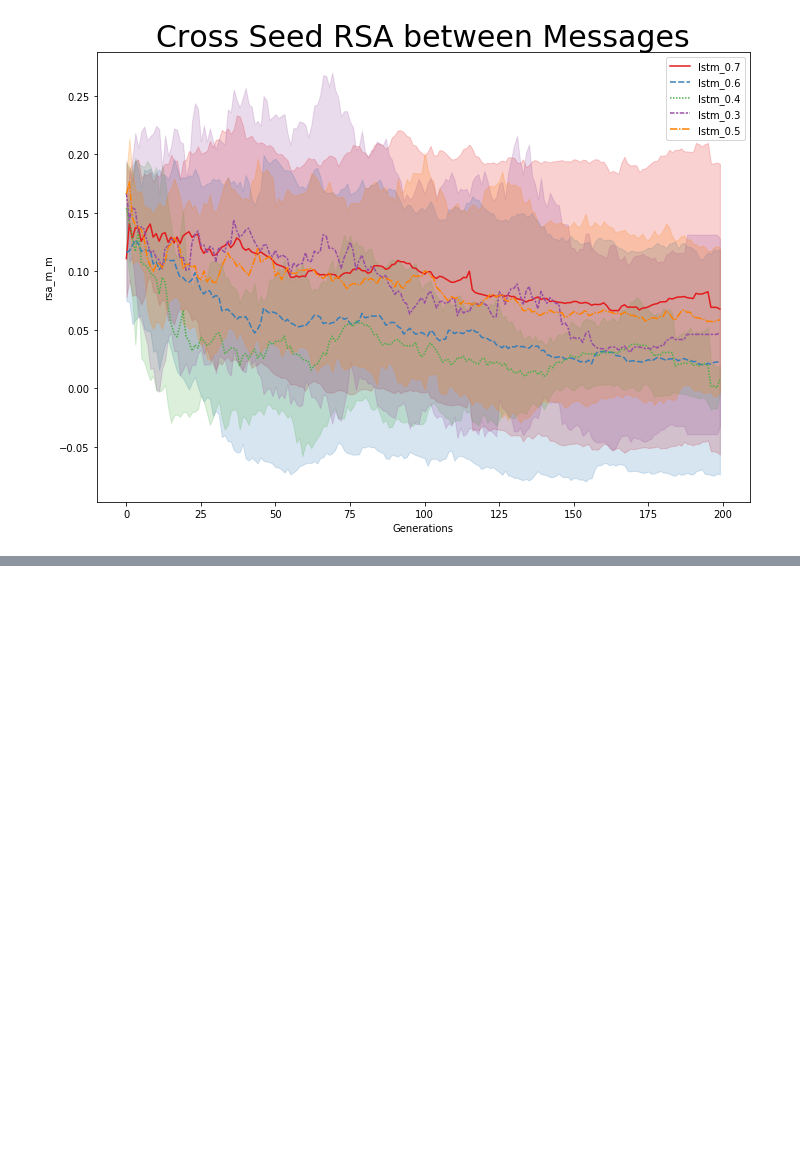
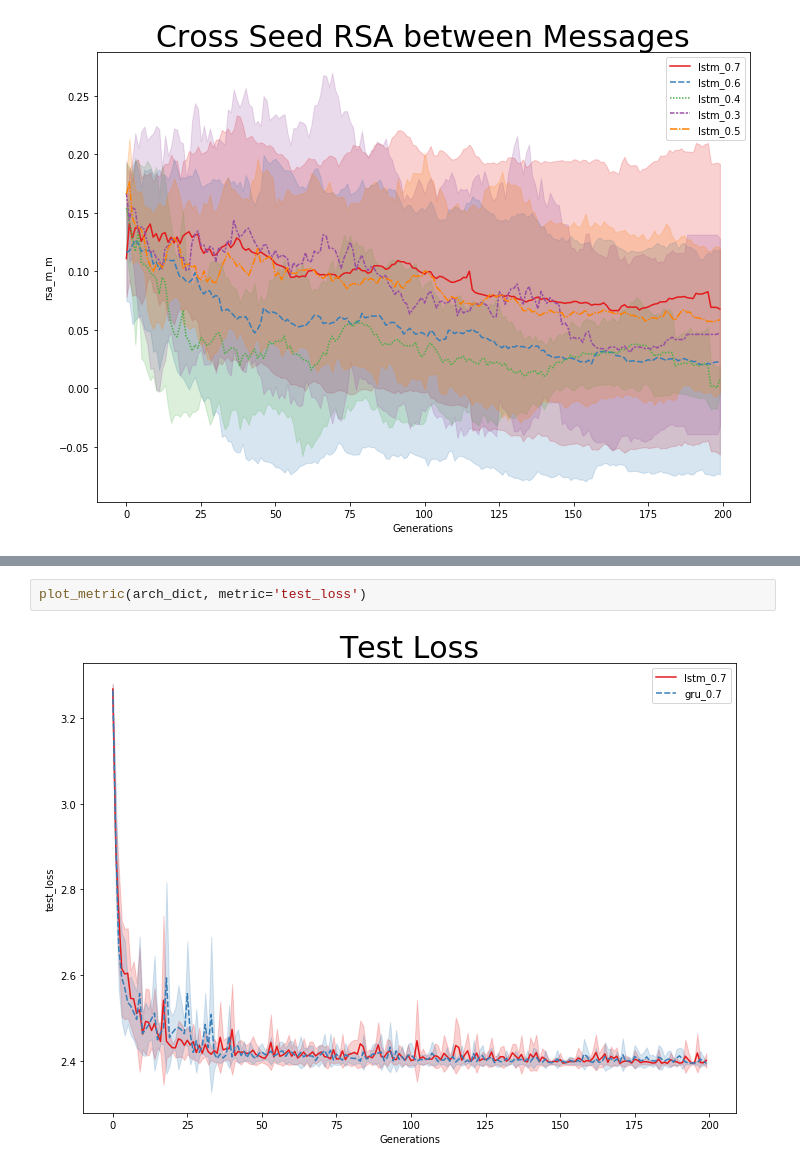
Before and after one commit to gautierdag/cultural-magnification, a Jupyter notebook: main.ipynb, the cells around one changed output, grey strips where cells are left out. Drawn from its saved outputs; the diff is of its cells as text; blank space fills up the shorter version.

```diff
--- a/main.ipynb
+++ b/main.ipynb
@@ -205,0 +232,4 @@ plot_metric(cross_seed_metrics, metric='rsa_m_m', title='Cross Seed RSA between
+# %%
+plot_metric(arch_dict, metric='test_loss')
+# %% [output]
+[figure, added]
```
Also changed, not shown: parts of 15 cells of this notebook.
